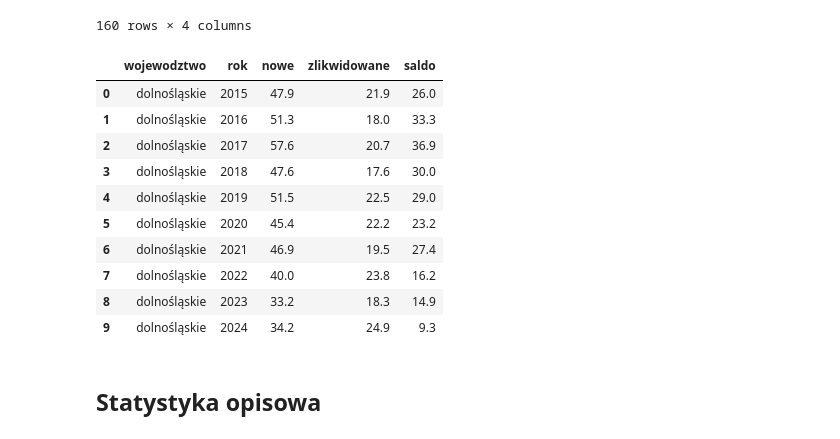
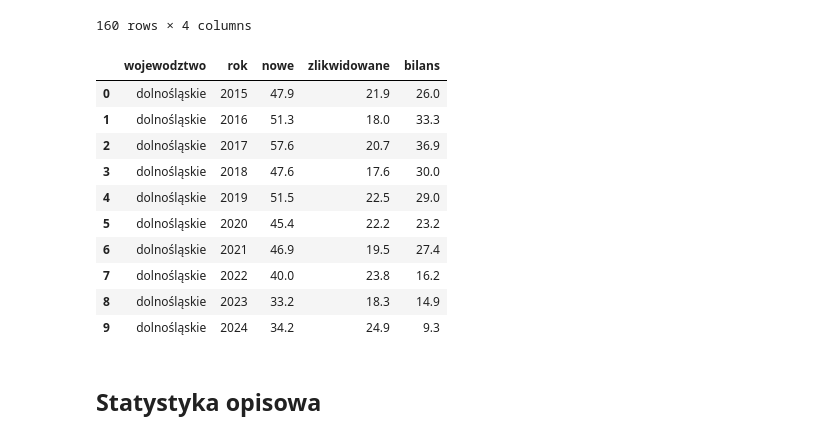
Before and after one commit to MikolajZagojski/analiza_rynku_pracy, a Jupyter notebook: analiza.ipynb, the cells around one changed output. Drawn from its saved outputs; the diff is of its cells as text; code cells hidden in the pictures.

```diff
--- a/analiza.ipynb
+++ b/analiza.ipynb
@@ -94,11 +109,11 @@ pivot
 | 159 | świętokrzyskie | 2024 | 10.5 | 5.5 |
 160 rows × 4 columns
 # %%
-pivot.columns = ['wojewodztwo','rok','nowe','zlikwidowane']
-pivot['saldo'] = pivot['nowe'] - pivot['zlikwidowane']
+pivot.columns = ['wojewodztwo','rok','nowe','zlikwidowane'] # Zmiana nazw kolumn na bardziej czytelne
+pivot['bilans'] = pivot['nowe'] - pivot['zlikwidowane']
 pivot.head(10)
 # %% [output]
-|  | wojewodztwo | rok | nowe | zlikwidowane | saldo |
+|  | wojewodztwo | rok | nowe | zlikwidowane | bilans |
 | 0 | dolnośląskie | 2015 | 47.9 | 21.9 | 26.0 |
 | 1 | dolnośląskie | 2016 | 51.3 | 18.0 | 33.3 |
 | 2 | dolnośląskie | 2017 | 57.6 | 20.7 | 36.9 |
```
Also changed, not shown: parts of 16 cells of this notebook.
